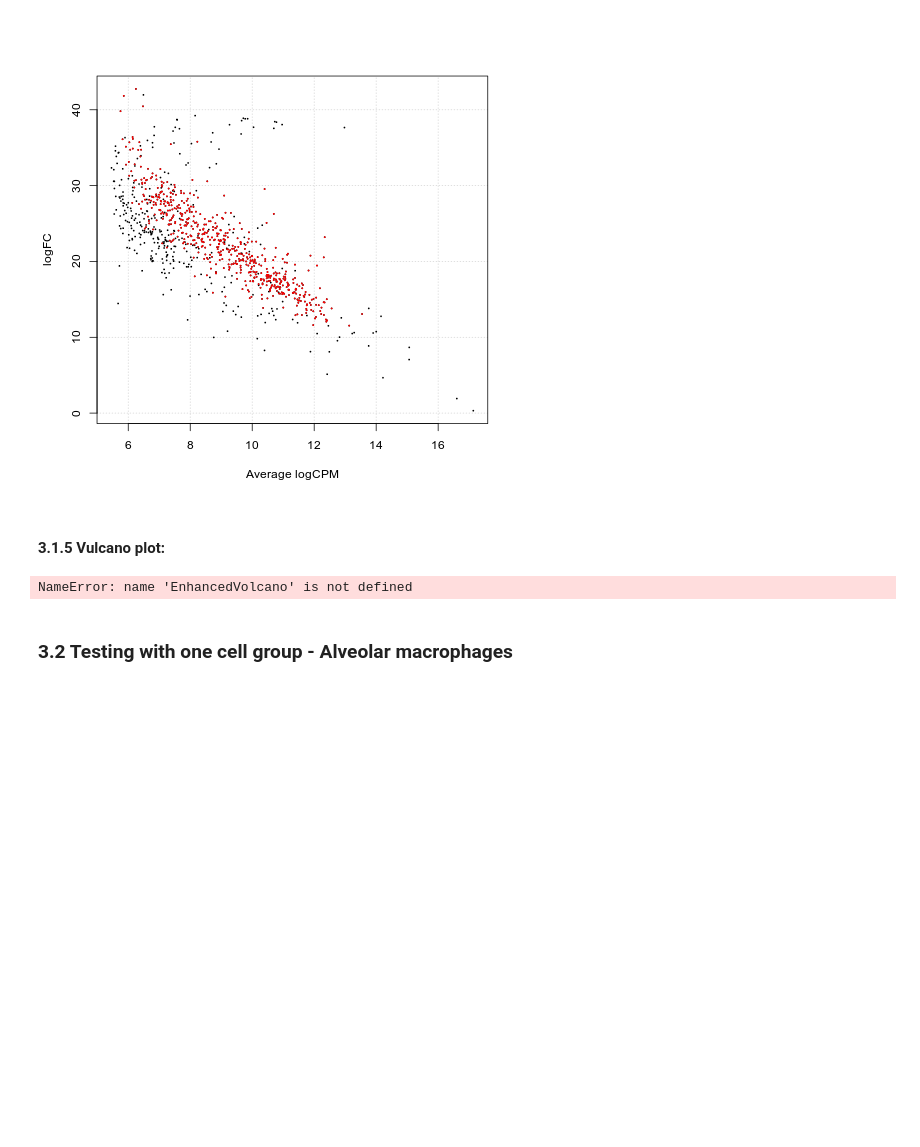
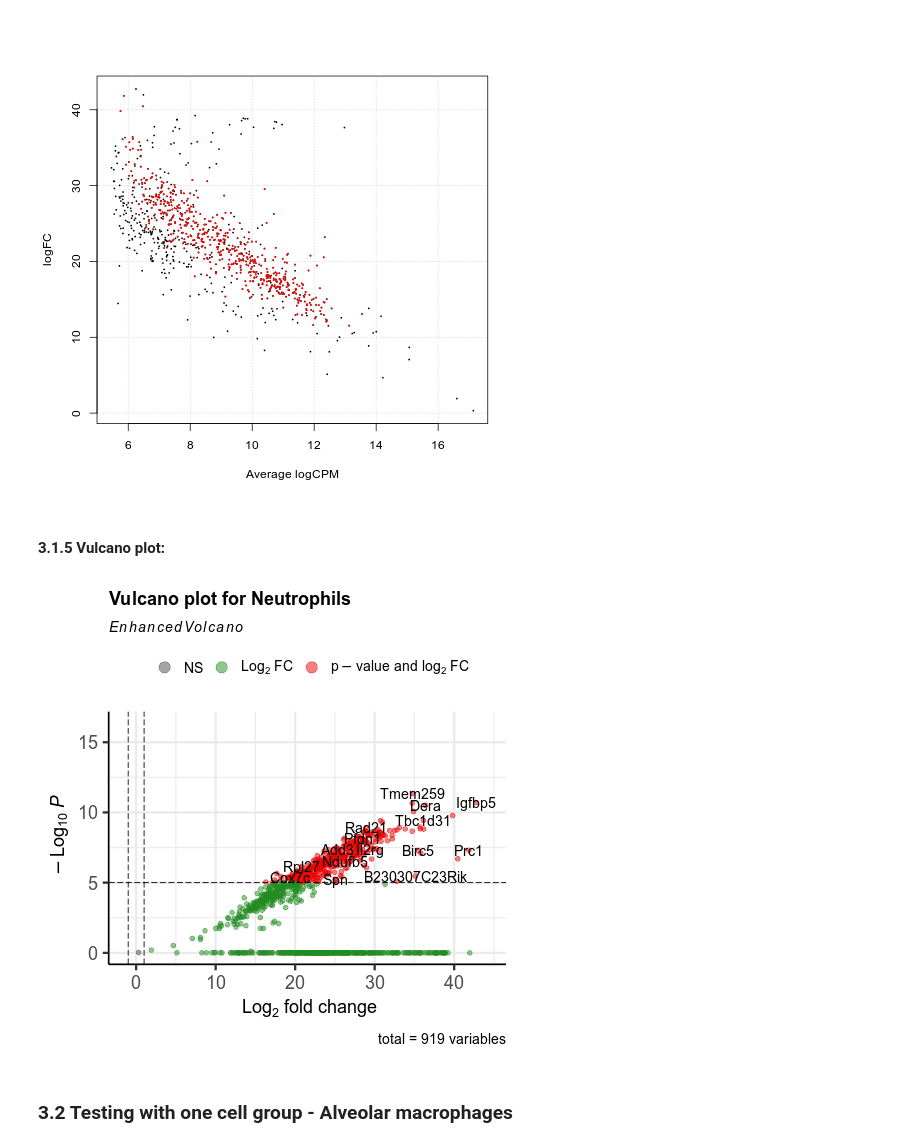
Before and after one commit to lueckenlab/masterpraktikum_fibrosis_atlas, a Jupyter notebook: notebooks/differential_gene_expression_analysis/DiffEx_edgeR_py.ipynb, the cells around one changed output. Saved outputs shown, nothing was run; the diff lists cells and outputs as text; code cells hidden in the pictures; blank space fills up the shorter version.

Commit message:
Adding vulcano plots

```diff
--- a/notebooks/differential_gene_expression_analysis/DiffEx_edgeR_py.ipynb
+++ b/notebooks/differential_gene_expression_analysis/DiffEx_edgeR_py.ipynb
@@ -72,28 +72,10 @@ fit_model <- function(adata_){
     print("")
     # normalize
     y <- calcNormFactors(y)
-
-    # create a vector that is concatentation of condition and cell type that we will later use with contrasts
-    group <- paste0(colData(adata_)$condition, ".", colData(adata_)$coarse_harmonized_anno)
-    batch <- colData(adata_)$batch
-    project <- colData(adata_)$dataset
-    # TODO: Projekt statt batch, ohne Zelltyp -> Zelltyp einzeln
-    # Projekt und Treatment
-
-    condition <- colData(adata_)$condition
-    sample <- colData(adata_)$sample   # batch + condition
-    cell_t <- colData(adata_)$coarse_harmonized_anno
-    # create a design matrix: TODO
-
-    #Group <- paste(colData(adata_)$batch, colData(adata_)$condition, sep=".")
-    #Group <- factor(Group)
-    #design <- model.matrix(~0+Group)
-    #colnames(design) <- levels(Group)
-
-    # Funktioniert: model.matrix(~group), model.matrix(~ 0 + group)
-    #design <- model.matrix(~ 0 + group + project)  # works for whole annData, per cell type
-    design <- model.matrix(~ 0 + group + project)
-    #design <- model.matrix(~ 0 + group) # -> used for the plots
+    # create factors for the design matrix
+    condition <- colData(adata_)$condition   # saline, asbestos, ...
+    project <- colData(adata_)$dataset       # schiller, misharin, peyser, ...
+    design <- model.matrix(~ 0 + condition + project)
     print(colnames(design))
     # estimate dispersion
     y <- estimateDisp(y, design = design)
@@ -189,7 +170,7 @@ colnames(y_Neutrophils$design)
 %%R -o tt_Neutrophils
 # myContrast_Neutrophils <- makeContrasts('group_asbestos.Neutrophils-group_bleomycin.Neutrophils-group_nintedanib.Neutrophils-group_saline.Neutrophils-group_untreated.Neutrophils',
                                         #levels = y_Neutrophils$design)
-myContrast_Neutrophils <- makeContrasts('group_asbestos.Neutrophils-group_bleomycin.Neutrophils-group_saline.Neutrophils-group_untreated.Neutrophils',
+myContrast_Neutrophils <- makeContrasts('condition_asbestos-condition_bleomycin-condition_saline-condition_untreated',
                                         levels = y_Neutrophils$design)
 qlf_Neutrophils <- glmQLFTest(fit_Neutrophils, contrast=myContrast_Neutrophils)
 # get all of the DE genes and calculate Benjamini-Hochberg adjusted FDR
@@ -263,12 +244,15 @@ plotSmear(qlf_Neutrophils, de.tags = rownames(tt_Neutrophils)[which(tt_Neutrophi
 # %% [markdown]
 #### 3.1.5 Vulcano plot:
 # %%
+%%R
+# default cut-off for log2FC is >|2|; for P value is 10e-6
 EnhancedVolcano(tt_Neutrophils,
                 lab = rownames(tt_Neutrophils),
                 x = 'logFC',
-                y = 'PValue')
+                y = 'PValue',
+                title = "Vulcano plot for Neutrophils")
 # %% [output]
-NameError: name 'EnhancedVolcano' is not defined
+[figure, added]
 # %% [markdown]
 ### 3.2 Testing with one cell group - Alveolar macrophages
 # %%
```
Also changed, not shown: parts of 8 cells of this notebook.
